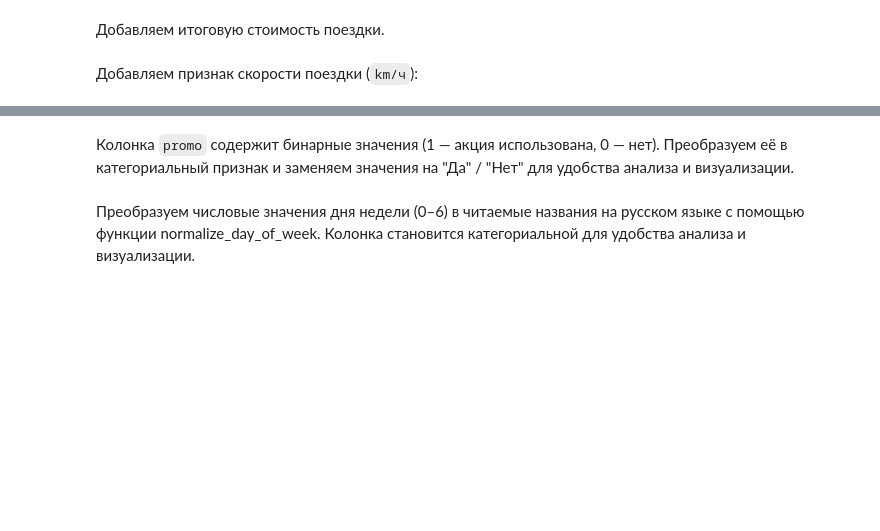
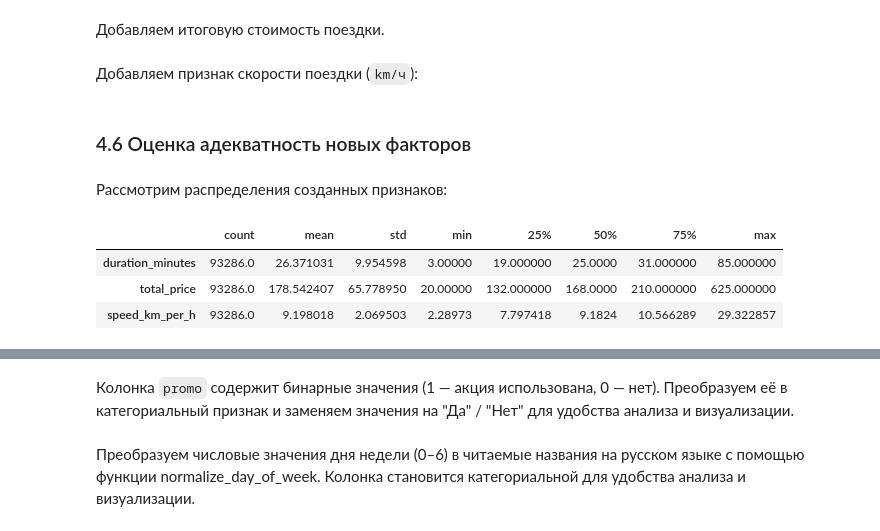
Before and after one commit to fIIame/scooter_sharing_analysis, a Jupyter notebook: notebooks/Cleaning_Data.ipynb, the cells around one changed output, grey strips where cells are left out. Saved outputs shown, nothing was run; the diff lists cells and outputs as text; code cells hidden in the pictures; blank space fills up the shorter version.

```diff
--- a/notebooks/Cleaning_Data.ipynb
+++ b/notebooks/Cleaning_Data.ipynb
@@ -110,3 +156,16 @@ rides_data["total_price"] = rides_data.apply(get_total_price, axis=1)
 Добавляем признак скорости поездки (`km/ч`):
 # %%
 rides_data["speed_km_per_h"] = (rides_data["distance"] / 1000) / (rides_data["duration_minutes"] / 60)
+# %% [markdown]
+### 4.6 Оценка адекватность новых факторов
+# %% [markdown]
+Рассмотрим распределения созданных признаков:
+# %%
+new_factors = ["duration_minutes", "total_price", "speed_km_per_h"]
+# %%
+rides_data[new_factors].describe().T
+# %% [output]
+|  | count | mean | std | min | 25% | 50% | 75% | max |
+| duration_minutes | 93286.0 | 26.371031 | 9.954598 | 3.00000 | 19.000000 | 25.0000 | 31.000000 | 85.000000 |
+| total_price | 93286.0 | 178.542407 | 65.778950 | 20.00000 | 132.000000 | 168.0000 | 210.000000 | 625.000000 |
+| speed_km_per_h | 93286.0 | 9.198018 | 2.069503 | 2.28973 | 7.797418 | 9.1824 | 10.566289 | 29.322857 |
```
Also changed, not shown: parts of 25 cells of this notebook, 2 other files.
